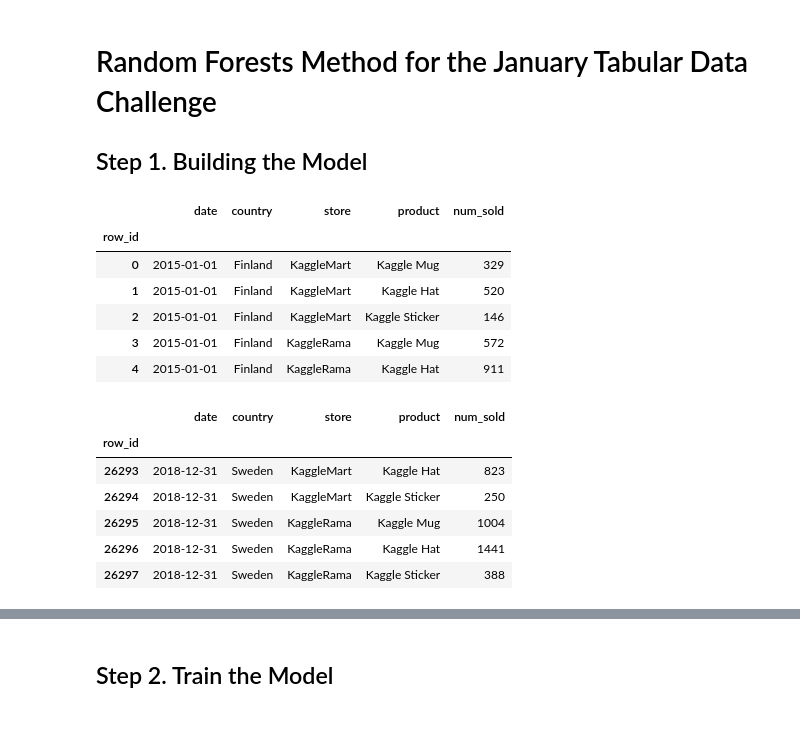
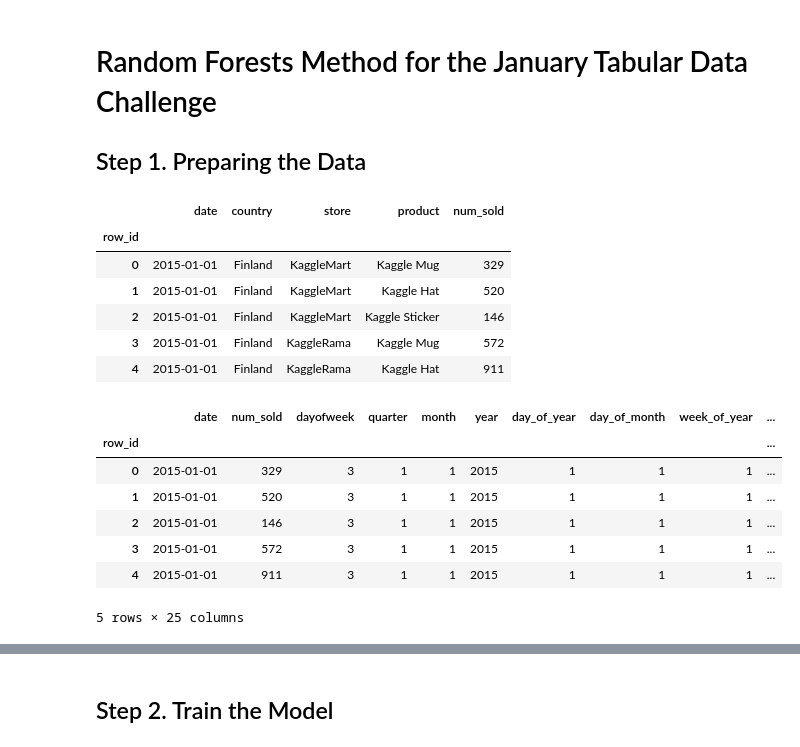
Before and after one commit to robinonsay/tabular-playground-series-jan-2022, a Jupyter notebook: xgboost.ipynb, the cells around one changed output, grey strips where cells are left out. Saved outputs shown, nothing was run; the diff lists cells and outputs as text; code cells hidden in the pictures.

Commit message:
Removed unnecessary displays of data

```diff
--- a/xgboost.ipynb
+++ b/xgboost.ipynb
@@ -1,6 +1,6 @@
 # %% [markdown]
 # Random Forests Method for the January Tabular Data Challenge
-## Step 1. Building the Model
+## Step 1. Preparing the Data
 # %%
 import pandas as pd
 import numpy as np
@@ -13,7 +13,6 @@ random_state = 3165
 stores_data = pd.read_csv("data/train.csv", index_col='row_id')
 stores_data['date'] = pd.to_datetime(stores_data['date'], format='%Y-%m-%d')
 display(stores_data.head())
-display(stores_data.tail())
 # %% [output]
 |  | date | country | store | product | num_sold |
 | row_id |  |  |  |  |  |
@@ -22,13 +21,6 @@ display(stores_data.tail())
 | 2 | 2015-01-01 | Finland | KaggleMart | Kaggle Sticker | 146 |
 | 3 | 2015-01-01 | Finland | KaggleRama | Kaggle Mug | 572 |
 | 4 | 2015-01-01 | Finland | KaggleRama | Kaggle Hat | 911 |
-|  | date | country | store | product | num_sold |
-| row_id |  |  |  |  |  |
-| 26293 | 2018-12-31 | Sweden | KaggleMart | Kaggle Hat | 823 |
-| 26294 | 2018-12-31 | Sweden | KaggleMart | Kaggle Sticker | 250 |
-| 26295 | 2018-12-31 | Sweden | KaggleRama | Kaggle Mug | 1004 |
-| 26296 | 2018-12-31 | Sweden | KaggleRama | Kaggle Hat | 1441 |
-| 26297 | 2018-12-31 | Sweden | KaggleRama | Kaggle Sticker | 388 |
 # %%
 def one_hot_encode(df):
     s = (df.dtypes == 'object')
@@ -77,6 +69,16 @@ def create_time_features(df: pd.DataFrame, date_key='date'):
 # %%
 time_features = create_time_features(stores_data)
 stores_data, oh_cols = one_hot_encode(stores_data)
+display(stores_data.head())
+# %% [output]
+|  | date | num_sold | dayofweek | quarter | month | year | day_of_year | day_of_month | week_of_year | ... |
+| row_id |  |  |  |  |  |  |  |  |  | ... |
+| 0 | 2015-01-01 | 329 | 3 | 1 | 1 | 2015 | 1 | 1 | 1 | ... |
+| 1 | 2015-01-01 | 520 | 3 | 1 | 1 | 2015 | 1 | 1 | 1 | ... |
+| 2 | 2015-01-01 | 146 | 3 | 1 | 1 | 2015 | 1 | 1 | 1 | ... |
+| 3 | 2015-01-01 | 572 | 3 | 1 | 1 | 2015 | 1 | 1 | 1 | ... |
+| 4 | 2015-01-01 | 911 | 3 | 1 | 1 | 2015 | 1 | 1 | 1 | ... |
+5 rows × 25 columns
 # %%
 split_date = '2017-12-31'
 stores_data_train = stores_data.loc[stores_data['date'] <= split_date].copy()
```
Also changed, not shown: parts of 6 cells of this notebook.
